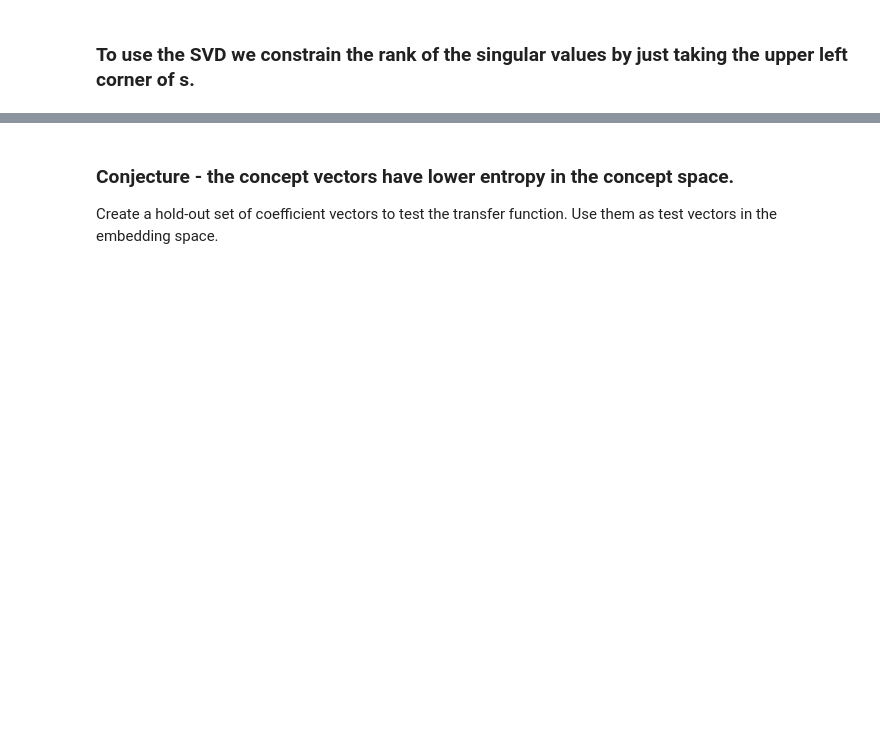
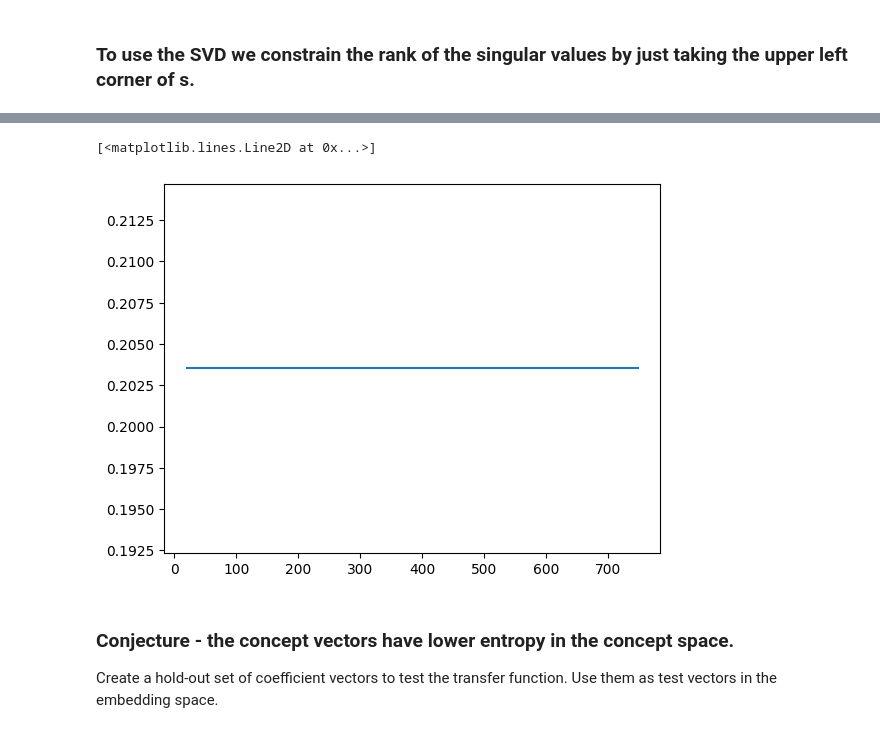
Before and after one commit to rmhorton/PMC_classifiers, a Jupyter notebook: svd/transform_matrix.ipynb, the cells around one changed output, grey strips where cells are left out. Saved outputs shown, nothing was run; the diff lists cells and outputs as text; code cells hidden in the pictures; blank space fills up the shorter version.

```diff
--- a/svd/transform_matrix.ipynb
+++ b/svd/transform_matrix.ipynb
@@ -127,3 +279,17 @@ plt.title('Transformed distances, Blue-full transform, Red-Low rank transform')
+# %%
+# How to test the inverse approximation.
+snips = 20
+inverse_length = np.zeros(column_count)
+x = range(snips , column_count - snips)
+unit_vector = np.ones(column_count)/np.sqrt(column_count)
+for k in x:
+    inverse_length[k]  = la.norm(concept_transforms @ unit_vector)
+# svd_inverse
+# inv_before = cos_d(svd_inverse @ concept_transforms @ v1, svd_inverse @ concept_transforms @ v2)
+plt.plot(x, inverse_length[x])
+# %% [output]
+[<matplotlib.lines.Line2D at 0x...>]
+[figure, added]
 # %% [markdown]
 ### Conjecture - the concept vectors have lower entropy in the concept space.
 
```
Also changed, not shown: parts of 27 cells of this notebook, 3 other files.
